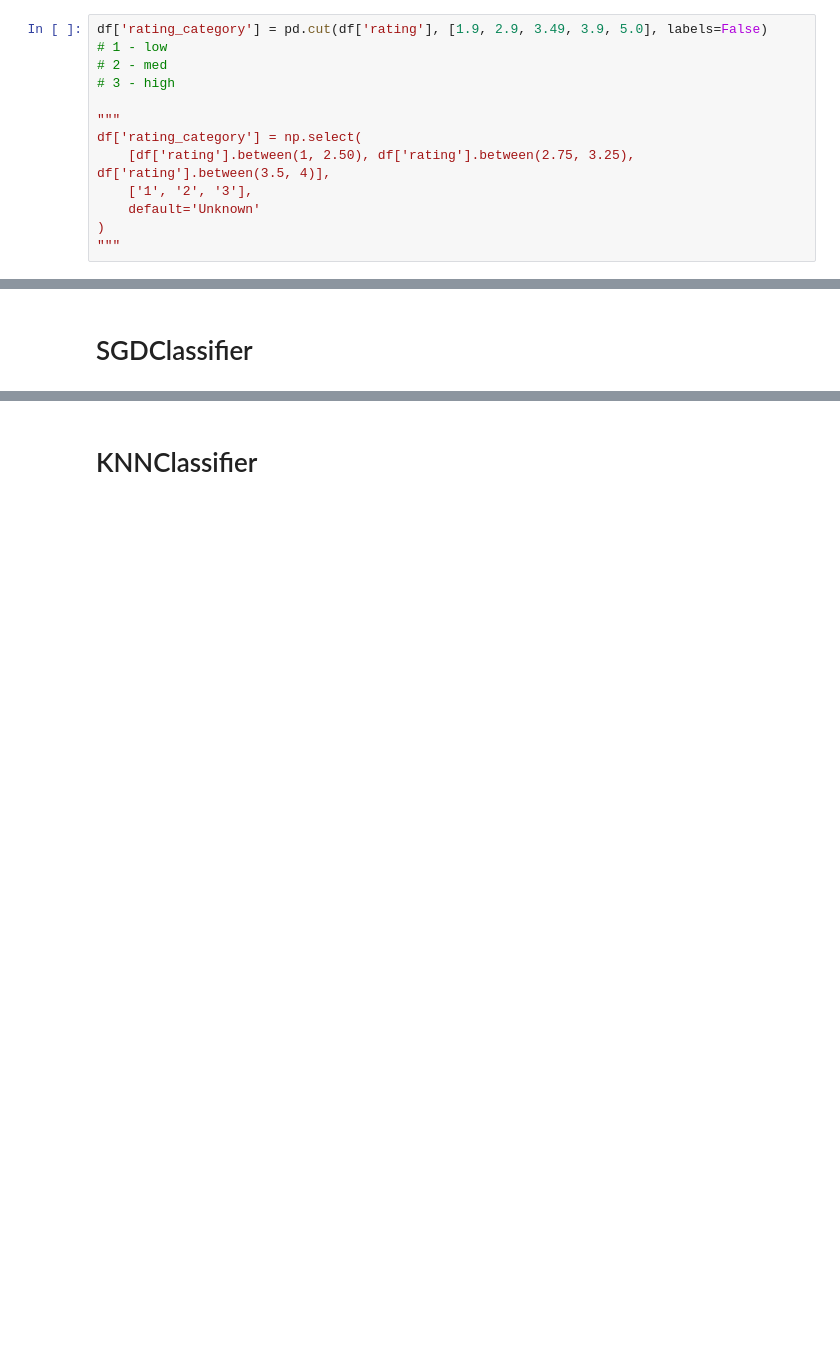
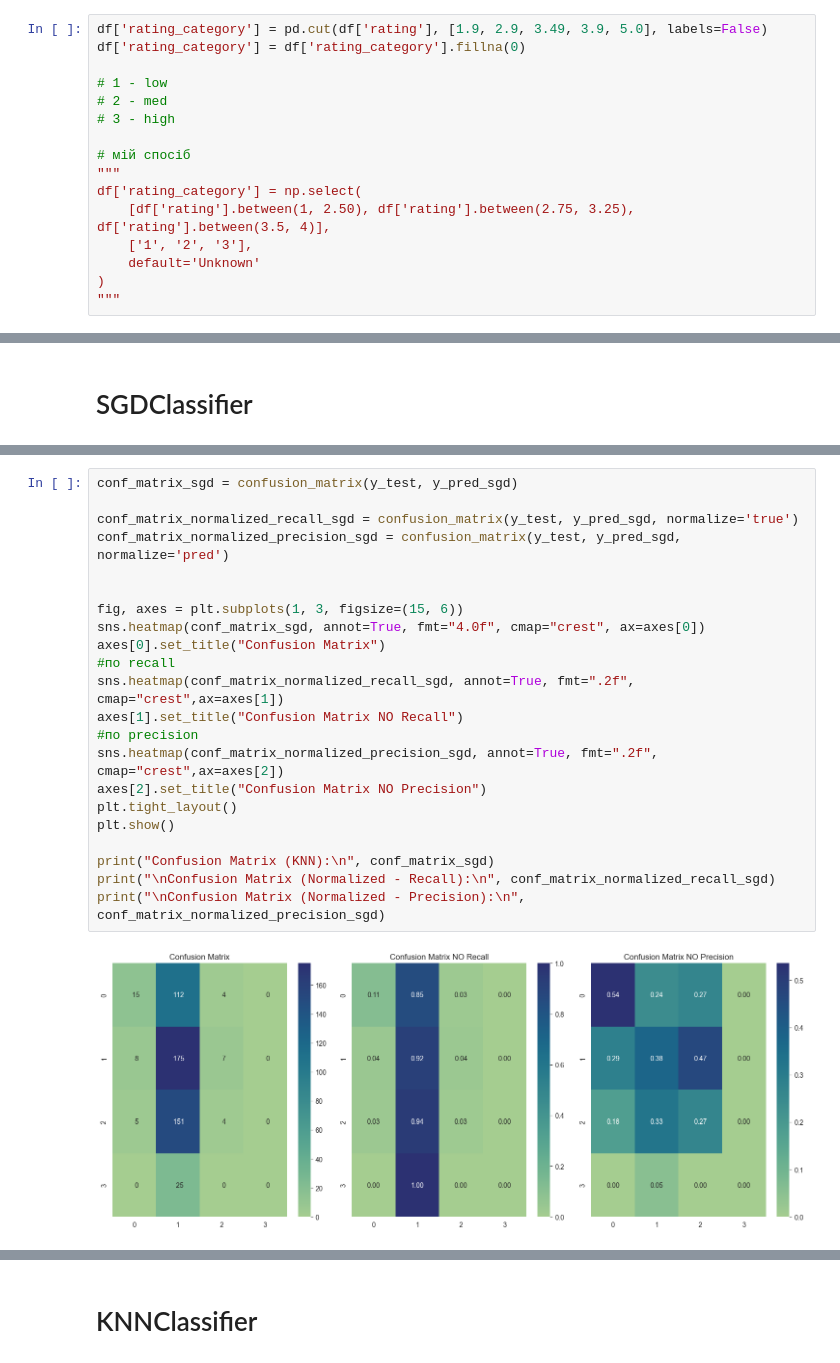
Before and after one commit to Valakas148/ML, a Jupyter notebook: lr4/lr4.ipynb, the cells around one changed output, grey strips where cells are left out. Saved outputs shown, nothing was run; the diff lists cells and outputs as text; blank space fills up the shorter version.

```diff
--- a/lr4/lr4.ipynb
+++ b/lr4/lr4.ipynb
@@ -203,10 +204,13 @@ rating
 Name: count, dtype: int64
 # %%
 df['rating_category'] = pd.cut(df['rating'], [1.9, 2.9, 3.49, 3.9, 5.0], labels=False)
+df['rating_category'] = df['rating_category'].fillna(0)
+
 # 1 - low
 # 2 - med
 # 3 - high
 
+# мій спосіб
 """
 df['rating_category'] = np.select(
     [df['rating'].between(1, 2.50), df['rating'].between(2.75, 3.25), df['rating'].between(3.5, 4)],
@@ -325,0 +366,24 @@ print(classification_report(y_test, y_pred_sgd))
+# %%
+conf_matrix_sgd = confusion_matrix(y_test, y_pred_sgd)
+
+conf_matrix_normalized_recall_sgd = confusion_matrix(y_test, y_pred_sgd, normalize='true')
+conf_matrix_normalized_precision_sgd = confusion_matrix(y_test, y_pred_sgd, normalize='pred')
+
+
+fig, axes = plt.subplots(1, 3, figsize=(15, 6))
+sns.heatmap(conf_matrix_sgd, annot=True, fmt="4.0f", cmap="crest", ax=axes[0])
+axes[0].set_title("Confusion Matrix")
+#по recall
+sns.heatmap(conf_matrix_normalized_recall_sgd, annot=True, fmt=".2f", cmap="crest",ax=axes[1])
+axes[1].set_title("Confusion Matrix NO Recall")
+#по precision
+sns.heatmap(conf_matrix_normalized_precision_sgd, annot=True, fmt=".2f", cmap="crest",ax=axes[2])
+axes[2].set_title("Confusion Matrix NO Precision")
+plt.tight_layout()
+plt.show()
+
+print("Confusion Matrix (KNN):\n", conf_matrix_sgd)
+print("\nConfusion Matrix (Normalized - Recall):\n", conf_matrix_normalized_recall_sgd)
+print("\nConfusion Matrix (Normalized - Precision):\n", conf_matrix_normalized_precision_sgd)
+# %% [output]
+[figure, added]
```
Also changed, not shown: parts of 17 cells of this notebook.
